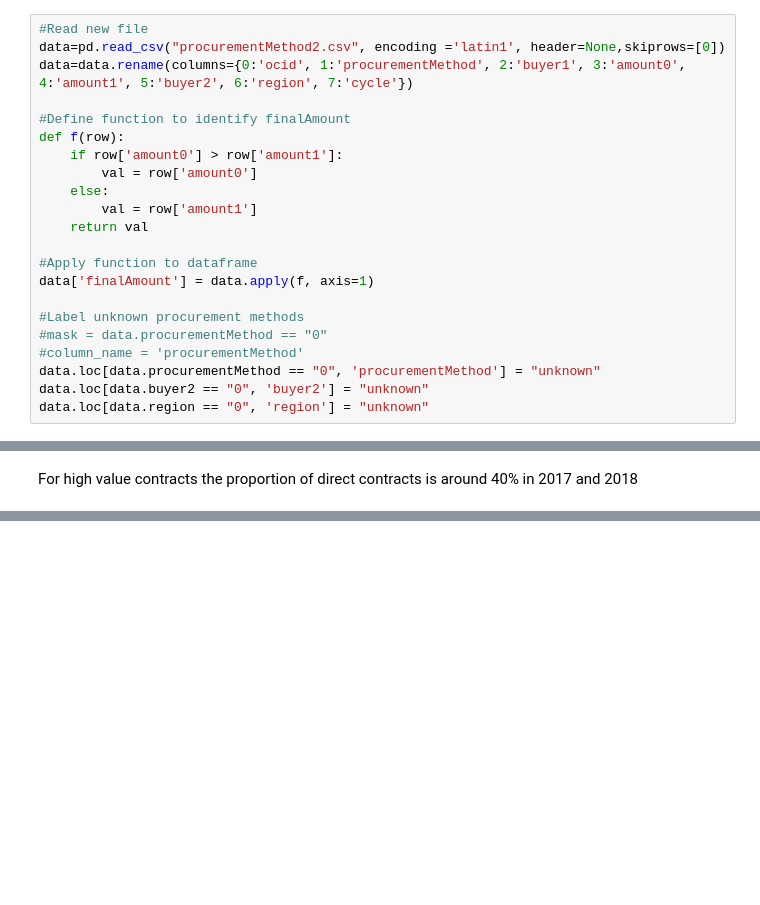
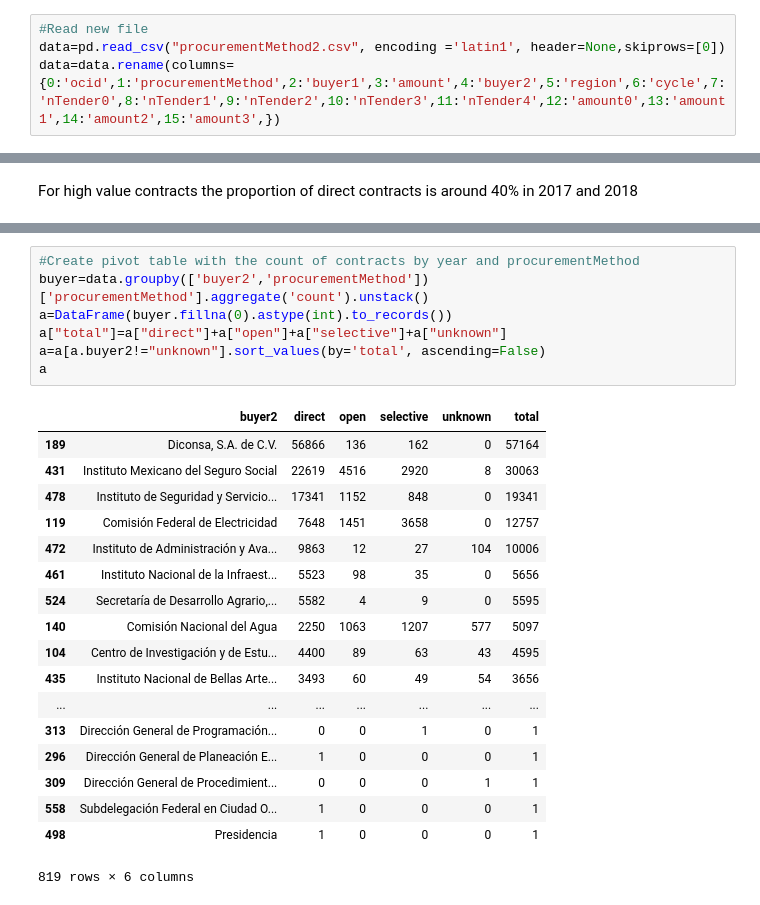
Before and after one commit to DagobertoJoseHerreraMurillo/Application-of-the-principles-of-process-mining-to-the-open-contracting-data-standard, a Jupyter notebook: Rule 2 Non Public Bid Opening.ipynb, the cells around one changed output, grey strips where cells are left out. Saved outputs shown, nothing was run; the diff lists cells and outputs as text; blank space fills up the shorter version.

```diff
--- a/Rule 2 Non Public Bid Opening.ipynb
+++ b/Rule 2 Non Public Bid Opening.ipynb
@@ -93,24 +164,6 @@ del a,b,c,d,amount,buyer,region,cycle,tenderers
 # Run garbage collection process
 gc.collect()
-# %%
-#Read new file
-data=pd.read_csv("procurementMethod2.csv", encoding ='latin1', header=None,skiprows=[0])
-data=data.rename(columns={0:'ocid', 1:'procurementMethod', 2:'buyer1', 3:'amount0', 4:'amount1', 5:'buyer2', 6:'region', 7:'cycle'})
-
-#Define function to identify finalAmount
-def f(row):
-    if row['amount0'] > row['amount1']:
-        val = row['amount0']
-    else:
-        val = row['amount1']
-    return val
-
-#Apply function to dataframe
-data['finalAmount'] = data.apply(f, axis=1)
-
-#Label unknown procurement methods
-#mask = data.procurementMethod == "0"
-#column_name = 'procurementMethod'
-data.loc[data.procurementMethod == "0", 'procurementMethod'] = "unknown"
-data.loc[data.buyer2 == "0", 'buyer2'] = "unknown"
-data.loc[data.region == "0", 'region'] = "unknown"
+# %%
+#Read new file
+data=pd.read_csv("procurementMethod2.csv", encoding ='latin1', header=None,skiprows=[0])
+data=data.rename(columns={0:'ocid',1:'procurementMethod',2:'buyer1',3:'amount',4:'buyer2',5:'region',6:'cycle',7:'nTender0',8:'nTender1',9:'nTender2',10:'nTender3',11:'nTender4',12:'amount0',13:'amount1',14:'amount2',15:'amount3',})
@@ -301,0 +526,26 @@ mexico_map
+# %%
+#Create pivot table with the count of contracts by year and procurementMethod
+buyer=data.groupby(['buyer2','procurementMethod'])['procurementMethod'].aggregate('count').unstack()
+a=DataFrame(buyer.fillna(0).astype(int).to_records())
+a["total"]=a["direct"]+a["open"]+a["selective"]+a["unknown"]
+a=a[a.buyer2!="unknown"].sort_values(by='total', ascending=False)
+a
+# %% [output]
+|  | buyer2 | direct | open | selective | unknown | total |
+| 189 | Diconsa, S.A. de C.V. | 56866 | 136 | 162 | 0 | 57164 |
+| 431 | Instituto Mexicano del Seguro Social | 22619 | 4516 | 2920 | 8 | 30063 |
+| 478 | Instituto de Seguridad y Servicio... | 17341 | 1152 | 848 | 0 | 19341 |
+| 119 | Comisión Federal de Electricidad | 7648 | 1451 | 3658 | 0 | 12757 |
+| 472 | Instituto de Administración y Ava... | 9863 | 12 | 27 | 104 | 10006 |
+| 461 | Instituto Nacional de la Infraest... | 5523 | 98 | 35 | 0 | 5656 |
+| 524 | Secretaría de Desarrollo Agrario,... | 5582 | 4 | 9 | 0 | 5595 |
+| 140 | Comisión Nacional del Agua | 2250 | 1063 | 1207 | 577 | 5097 |
+| 104 | Centro de Investigación y de Estu... | 4400 | 89 | 63 | 43 | 4595 |
+| 435 | Instituto Nacional de Bellas Arte... | 3493 | 60 | 49 | 54 | 3656 |
+| ... | ... | ... | ... | ... | ... | ... |
+| 313 | Dirección General de Programación... | 0 | 0 | 1 | 0 | 1 |
+| 296 | Dirección General de Planeación E... | 1 | 0 | 0 | 0 | 1 |
+| 309 | Dirección General de Procedimient... | 0 | 0 | 0 | 1 | 1 |
+| 558 | Subdelegación Federal en Ciudad O... | 1 | 0 | 0 | 0 | 1 |
+| 498 | Presidencia | 1 | 0 | 0 | 0 | 1 |
+819 rows × 6 columns
```
Also changed, not shown: parts of 21 cells of this notebook, 1 other file.
